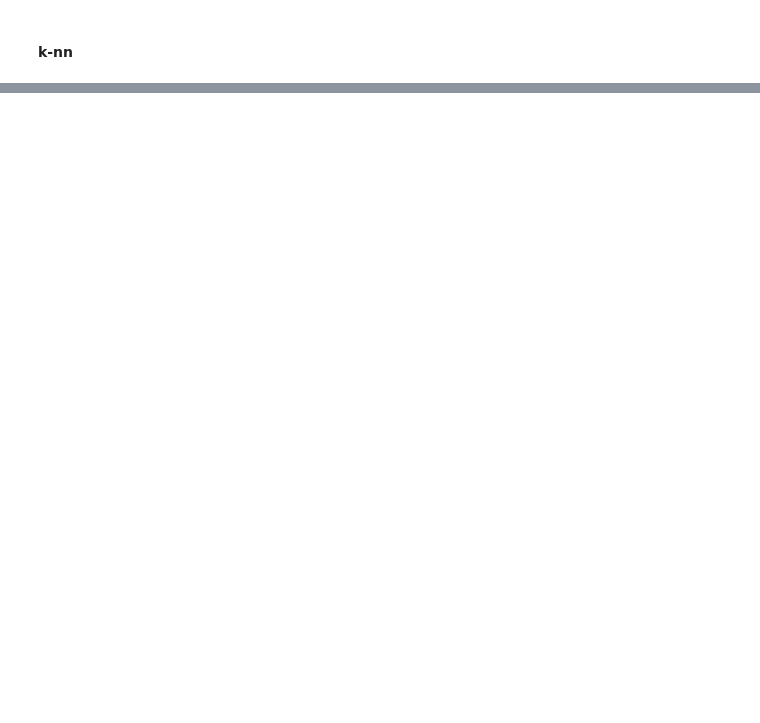
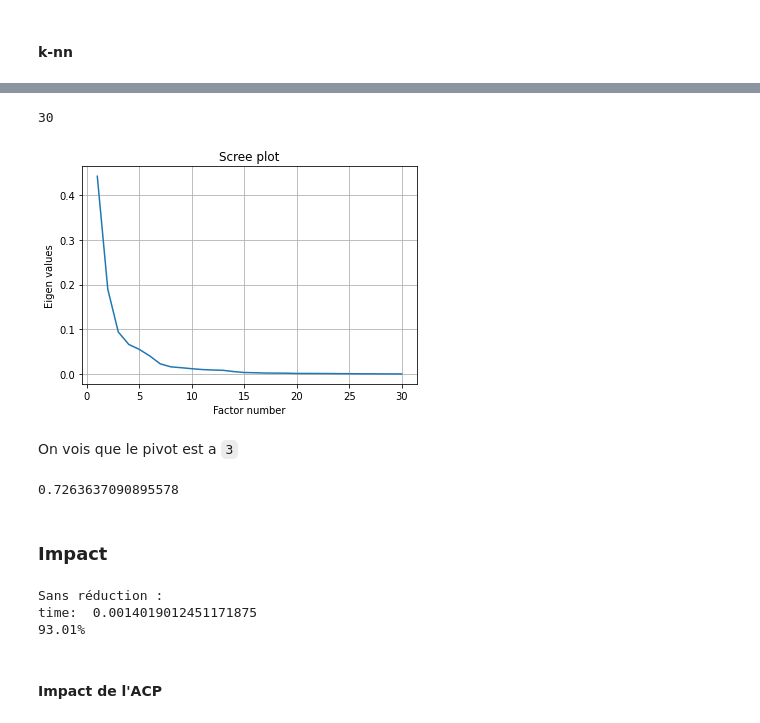
Before and after one commit to charles66820/CREMIfiles, a Jupyter notebook: acid/td/td07.ipynb, the cells around one changed output, grey strips where cells are left out. Cells and saved outputs as stored; diff of their text form; code cells hidden in the pictures; blank space fills up the shorter version.

```diff
--- a/acid/td/td07.ipynb
+++ b/acid/td/td07.ipynb
@@ -327,0 +330,10 @@ time:  0.0018148422241210938
+# %%
+from sklearn.datasets import load_breast_cancer
+data = load_breast_cancer()
+X = data.data
+Y = data.target
+# %%
+from sklearn.preprocessing import StandardScaler
+scaler = StandardScaler()
+z = scaler.fit_transform(X)
+z
@@ -327,0 +354,44 @@ time:  0.0018148422241210938
+# %%
+from sklearn.decomposition import PCA
+acp = PCA()
+coord = acp.fit_transform(z)
+print(acp.n_components_)
+# %% [output]
+30
+# %%
+plt.grid()
+plt.plot(np.arange(1, acp.n_components_ + 1), acp.explained_variance_ratio_)
+plt.title("Scree plot")
+plt.ylabel("Eigen values")
+plt.xlabel("Factor number")
+plt.show()
+# %% [output]
+[figure, added]
+# %% [markdown]
+On vois que le pivot est a `3`
+# %%
+p = 3
+acp = PCA(n_components=p)
+coord = acp.fit_transform(z)
+print(acp.explained_variance_ratio_.sum())
+# %% [output]
+0.7263637090895578
+# %% [markdown]
+### Impact
+# %%
+print("Sans réduction :")
+X_train, X_test, Y_train, Y_test = train_test_split(X, Y)
+
+nb = GaussianNB()
+t = time()
+nb.fit(X_train, Y_train)
+print("time: ", time() - t)
+
+Y_pred = nb.predict(X_test)
+print("{:.2%}".format(accuracy_score(Y_test, Y_pred)))
+# %% [output]
+Sans réduction :
+time:  0.0014019012451171875
+93.01%
+# %% [markdown]
+#### Impact de l'ACP
```
Also changed, not shown: parts of 10 cells of this notebook.
